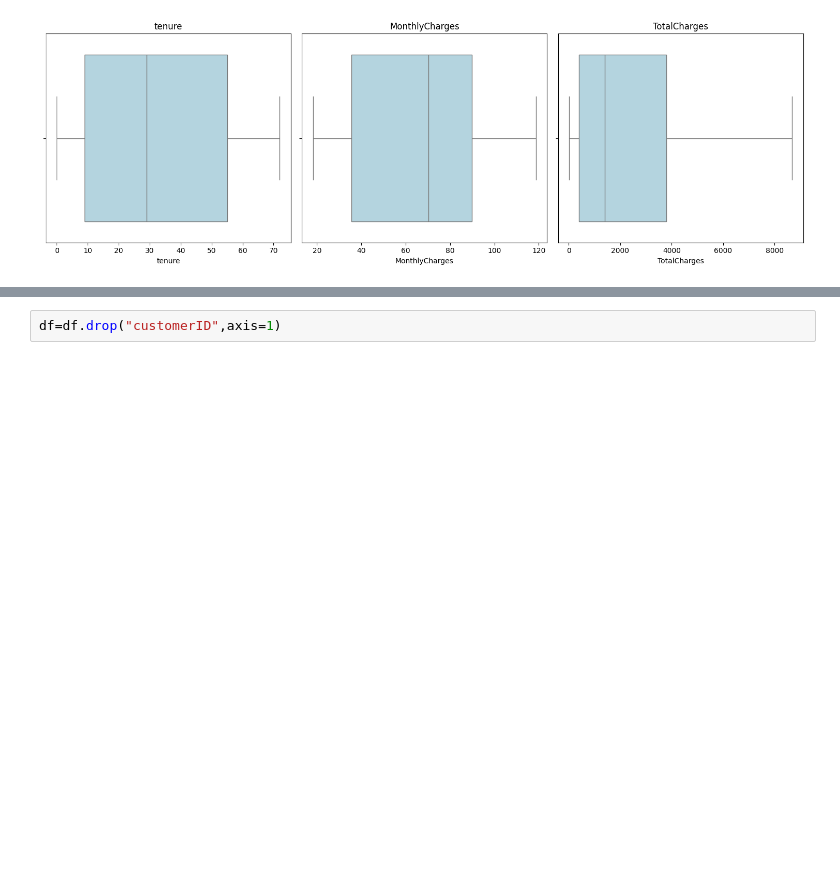
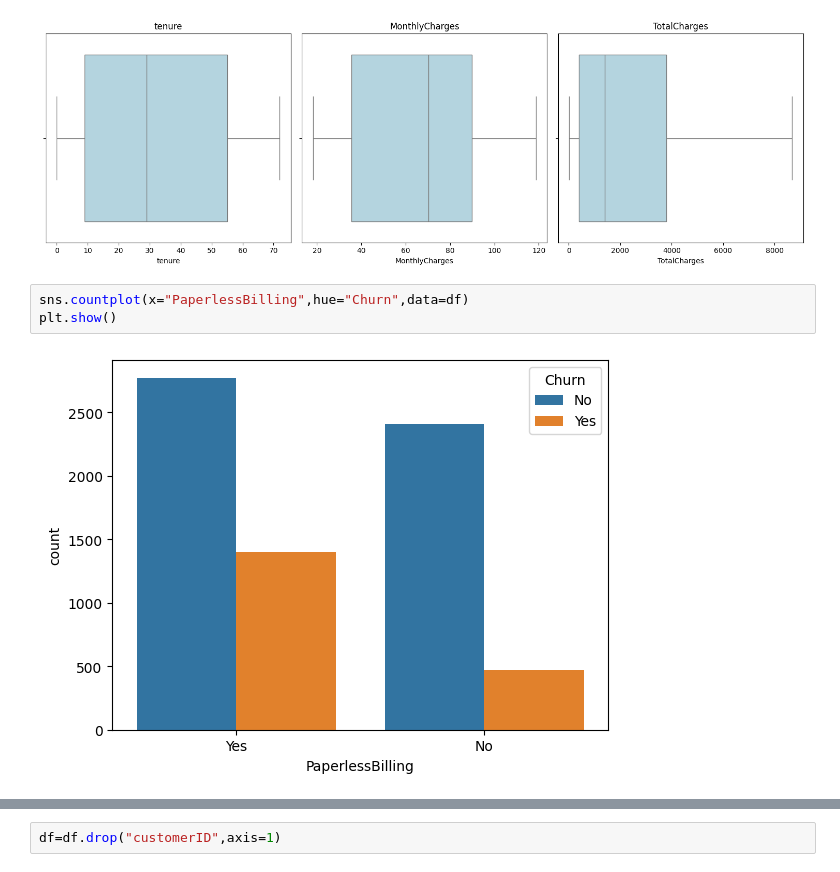
Before and after one commit to kalhara-peiris/Customer_churn, a Jupyter notebook: Untitled72.ipynb, the cells around one changed output, grey strips where cells are left out. Drawn from its saved outputs; the diff is of its cells as text; blank space fills up the shorter version.

```diff
--- a/Untitled72.ipynb
+++ b/Untitled72.ipynb
@@ -127,3 +124,8 @@ plt.tight_layout()
 plt.show()
 # %% [output]
 [figure]
+# %%
+sns.countplot(x="PaperlessBilling",hue="Churn",data=df)
+plt.show()
+# %% [output]
+[figure, added]
```
Also changed, not shown: parts of 16 cells of this notebook.
